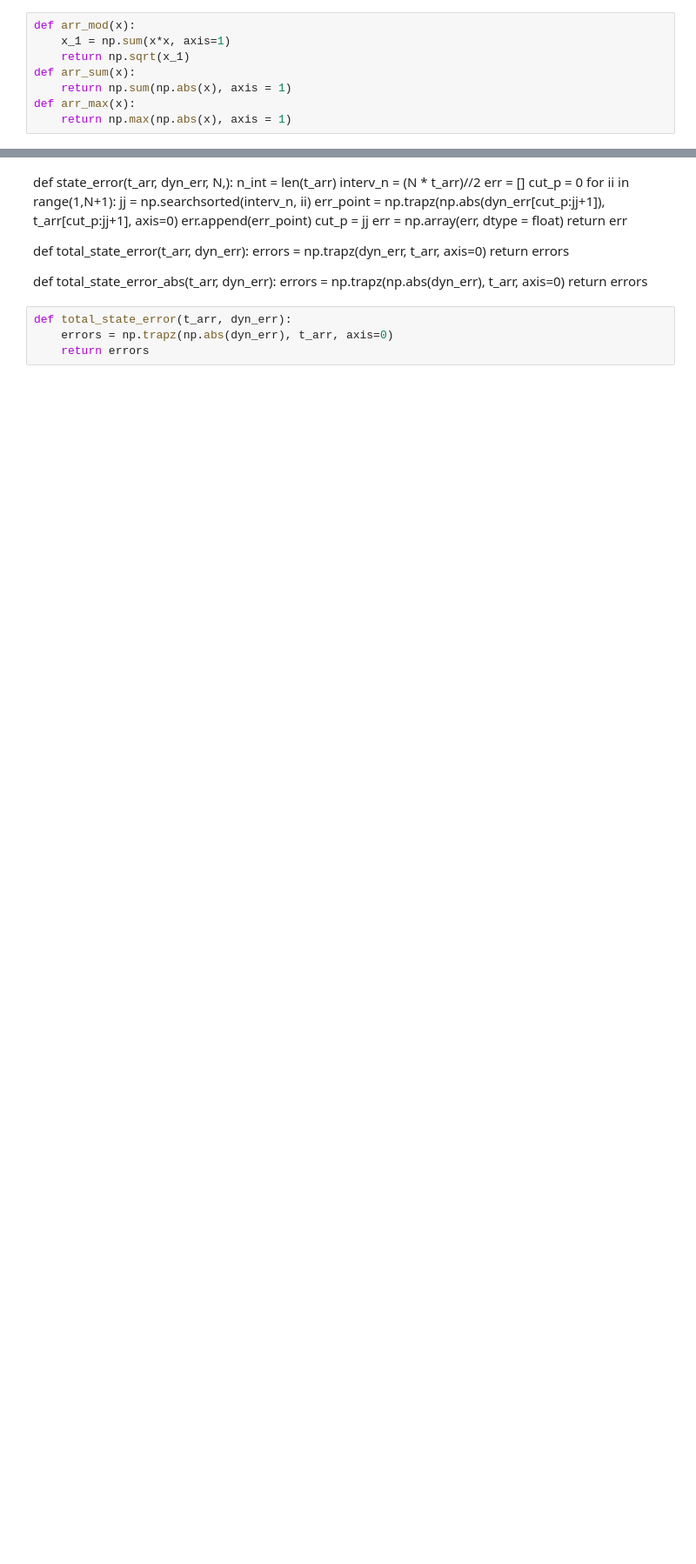
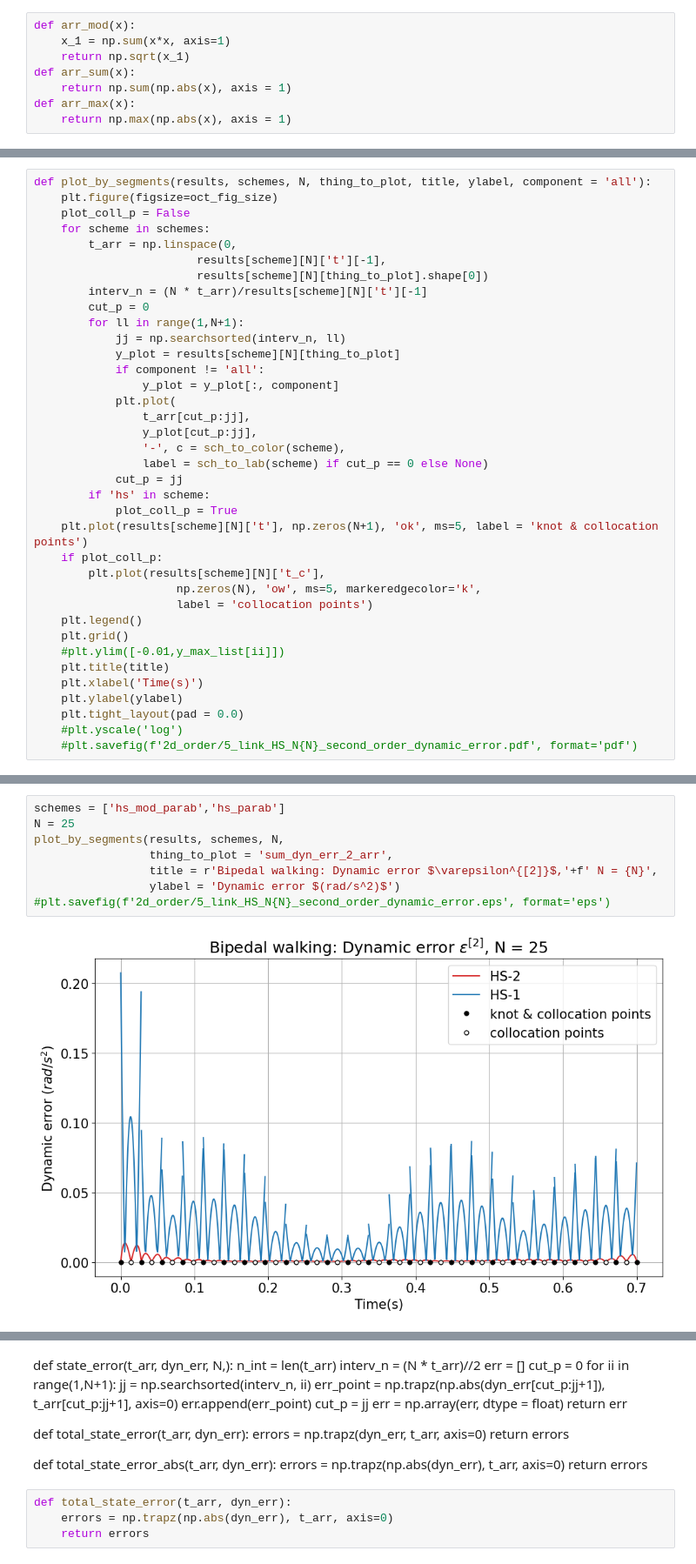
Before and after one commit to AunSiro/Cosejas_IRI, a Jupyter notebook: Casadi/Five-Link-Biped-new-opti-equispaced.ipynb, the cells around one changed output, grey strips where cells are left out. Shown at 87% size. Saved outputs shown, nothing was run; the diff lists cells and outputs as text; blank space fills up the shorter version.

Commit message:
higher order and other work

```diff
--- a/Casadi/Five-Link-Biped-new-opti-equispaced.ipynb
+++ b/Casadi/Five-Link-Biped-new-opti-equispaced.ipynb
@@ -904,0 +934,37 @@ for ii in range(1):
+# %%
+def plot_by_segments(results, schemes, N, thing_to_plot, title, ylabel, component = 'all'):
+    plt.figure(figsize=oct_fig_size)
+    plot_coll_p = False
+    for scheme in schemes:
+        t_arr = np.linspace(0,
+                        results[scheme][N]['t'][-1],
+                        results[scheme][N][thing_to_plot].shape[0])
+        interv_n = (N * t_arr)/results[scheme][N]['t'][-1]
+        cut_p = 0
+        for ll in range(1,N+1):
+            jj = np.searchsorted(interv_n, ll)
+            y_plot = results[scheme][N][thing_to_plot]
+            if component != 'all':
+                y_plot = y_plot[:, component]
+            plt.plot(
+                t_arr[cut_p:jj],
+                y_plot[cut_p:jj],
+                '-', c = sch_to_color(scheme),
+                label = sch_to_lab(scheme) if cut_p == 0 else None)
+            cut_p = jj
+        if 'hs' in scheme:
+            plot_coll_p = True
+    plt.plot(results[scheme][N]['t'], np.zeros(N+1), 'ok', ms=5, label = 'knot & collocation points')
+    if plot_coll_p:
+        plt.plot(results[scheme][N]['t_c'],
+                     np.zeros(N), 'ow', ms=5, markeredgecolor='k',
+                     label = 'collocation points')
+    plt.legend()
+    plt.grid()
+    #plt.ylim([-0.01,y_max_list[ii]])
+    plt.title(title)
+    plt.xlabel('Time(s)')
+    plt.ylabel(ylabel)
+    plt.tight_layout(pad = 0.0)
+    #plt.yscale('log')
+    #plt.savefig(f'2d_order/5_link_HS_N{N}_second_order_dynamic_error.pdf', format='pdf')
@@ -904,0 +1038,10 @@ for ii in range(1):
+# %%
+schemes = ['hs_mod_parab','hs_parab']
+N = 25
+plot_by_segments(results, schemes, N,
+                 thing_to_plot = 'sum_dyn_err_2_arr',
+                 title = r'Bipedal walking: Dynamic error $\varepsilon^{[2]}$,'+f' N = {N}',
+                 ylabel = 'Dynamic error $(rad/s^2)$')
+#plt.savefig(f'2d_order/5_link_HS_N{N}_second_order_dynamic_error.eps', format='eps')
+# %% [output]
+[figure, added]
```
Also changed, not shown: parts of 66 cells of this notebook, 7 other files.
